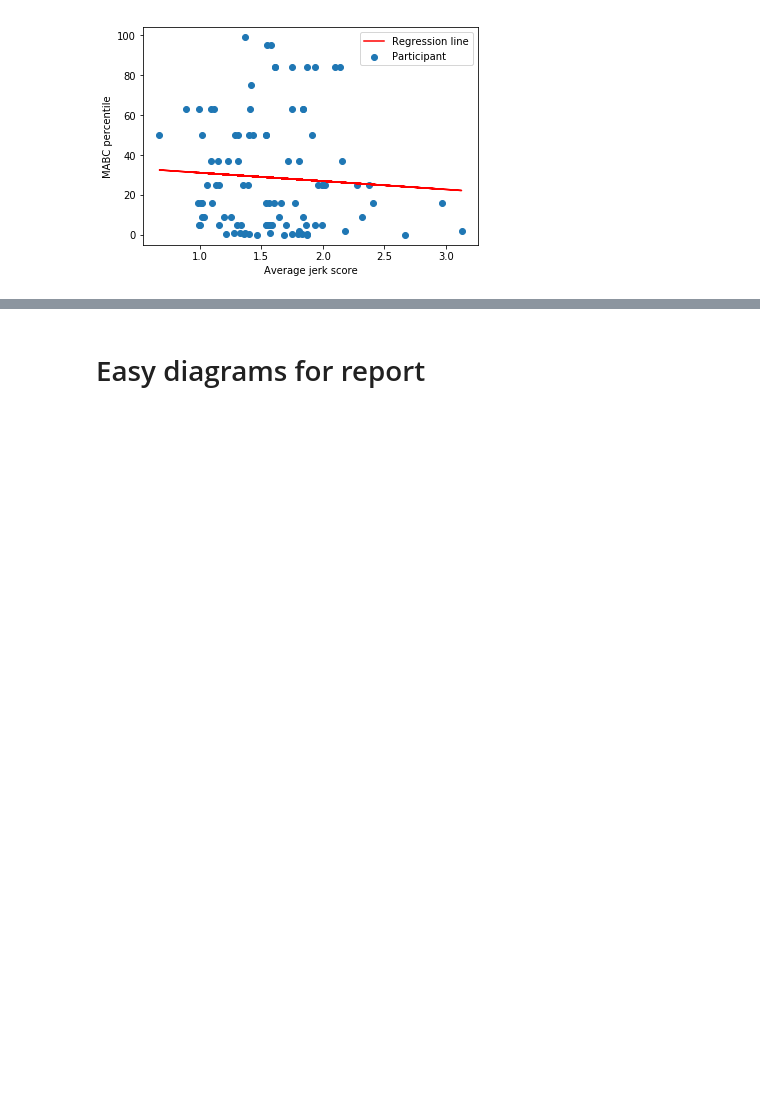
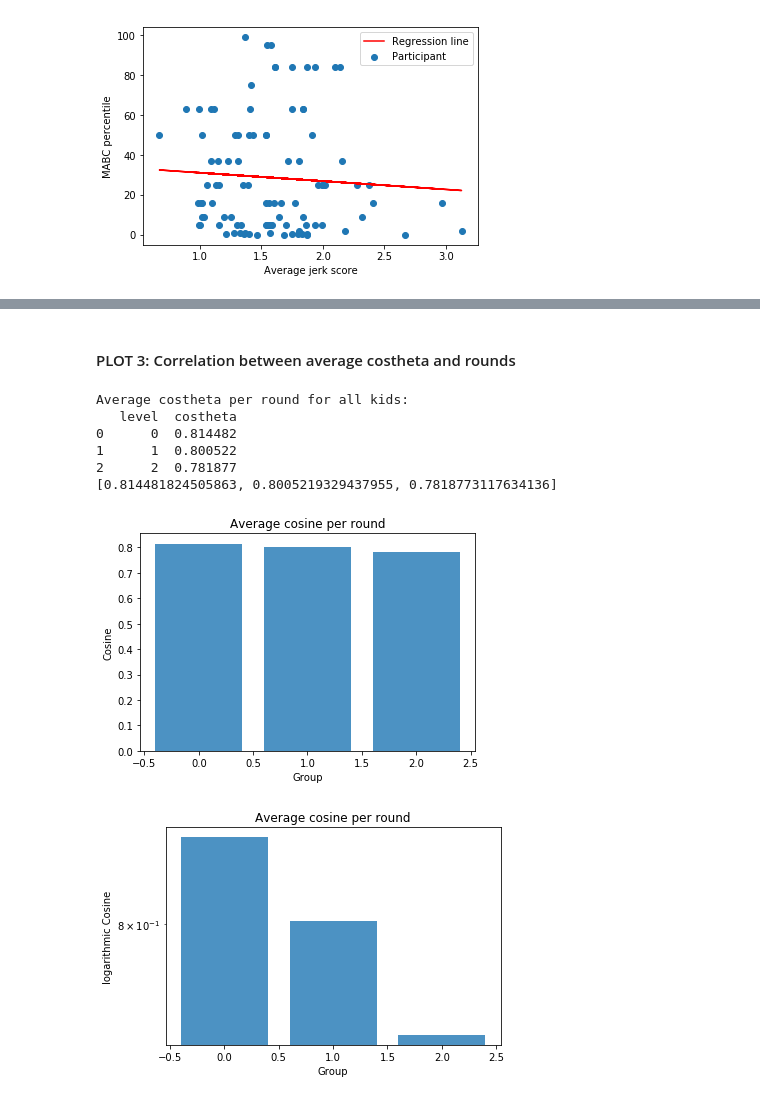
Before and after one commit to mangow/sps, a Jupyter notebook: sps.ipynb, the cells around one changed output, grey strips where cells are left out. Cells and saved outputs as stored; diff of their text form; code cells hidden in the pictures; blank space fills up the shorter version.

```diff
--- a/sps.ipynb
+++ b/sps.ipynb
@@ -53,0 +118,34 @@ def dict_to_x_y(dictionary):
+# %%
+rr_221100 = pd.DataFrame()
+
+newtimelist = []
+newlevellist = []
+
+for percent, child_id in enumerate(children_ids):
+    child_frame = rr_data_time.loc[rr_data_time['ID'] == child_id]
+
+    level_00_1 = child_frame.loc[(child_frame['snelheid'] == 0.4) & (child_frame['times_level_played_before'] == 1)]
+    level_00_2 = child_frame.loc[(child_frame['snelheid'] == 0.4) & (child_frame['times_level_played_before'] == 2)]
+    level_11_1 = child_frame.loc[(child_frame['snelheid'] == 0.6) & (child_frame['times_level_played_before'] == 1)]
+    level_11_2 = child_frame.loc[(child_frame['snelheid'] == 0.6) & (child_frame['times_level_played_before'] == 2)]
+    level_22_1 = child_frame.loc[(child_frame['snelheid'] == 0.8) & (child_frame['times_level_played_before'] == 1)]
+    level_22_2 = child_frame.loc[(child_frame['snelheid'] == 0.8) & (child_frame['times_level_played_before'] == 2)]
+
+    level_00 = list(level_00_1['real_time'] - level_00_1['real_time'].min()) + (list(level_00_2['real_time'] - level_00_2['real_time'].min()))
+    level_11 = list(level_11_1['real_time'] - level_11_1['real_time'].min()) + (list(level_11_2['real_time'] - level_11_2['real_time'].min()))
+    level_22 = list(level_22_1['real_time'] - level_22_1['real_time'].min()) + (list(level_22_2['real_time'] - level_22_2['real_time'].min()))
+
+    newtimelist += level_00 + level_11 + level_22
+
+    rr_221100 = rr_221100.append(level_00_1, ignore_index = True)
+    rr_221100 = rr_221100.append(level_00_2, ignore_index = True)
+    rr_221100 = rr_221100.append(level_11_1, ignore_index = True)
+    rr_221100 = rr_221100.append(level_11_2, ignore_index = True)
+    rr_221100 = rr_221100.append(level_22_1, ignore_index = True)
+    rr_221100 = rr_221100.append(level_22_2, ignore_index = True)
+
+    # so you know how long it takes
+    clear_output(wait=True)
+    print(percent, " percent loading")
+
+rr_221100.insert(4, 'time_resetted_each_round', newtimelist)
@@ -352,30 +214,40 @@ MLPClassifier(activation='identity', alpha=0.0002, batch_size='auto',
+# %% [markdown]
+#### PLOT 3: Correlation between average costheta and rounds
 # %%
 # Cosinus gemiddeld per ronde van alle kids (Casper)
-print(data_001122.groupby('level', as_index=False)['costheta'].mean())
-print(list(data_001122.groupby('level', as_index=False)['costheta'].mean()['costheta']))
+print("Average costheta per round for all kids:")
+print(rr_221100.groupby('level', as_index=False)['costheta'].mean())
+print(list(rr_221100.groupby('level', as_index=False)['costheta'].mean()['costheta']))
 
 # get all names and average cosine
-names_rounds = list(data_001122.groupby('level', as_index=False)['costheta'].mean()['level'])
-cos_rounds = list(data_001122.groupby('level', as_index=False)['costheta'].mean()['costheta'])
+names_rounds = list(rr_221100.groupby('level', as_index=False)['costheta'].mean()['level'])
+cos_rounds = list(rr_221100.groupby('level', as_index=False)['costheta'].mean()['costheta'])
 
 # ik krijg hier gvd geen normale schaalverdeling bij. Ylim werkt niet kutzooi
 # er is iig correlatie
 plt.bar(names_rounds, cos_rounds, alpha = 0.8)
 plt.title('Average cosine per round')
 plt.xlabel('Group')
 plt.ylabel('Cosine')
 # uncomment for save:
 # plt.savefig('plots/avg_cos_per_round.png', dpi=100)
 plt.show()
 
 
 # same with logarithmic scale
 plt.bar(names_rounds, cos_rounds, alpha = 0.8, log=True)
 plt.title('Average cosine per round')
 plt.xlabel('Group')
 plt.ylabel('logarithmic Cosine')
 # uncomment for save:
 # plt.savefig('plots/avg_cos_per_round_logscale.png', dpi=100)
 plt.show()
+# %% [output]
+Average costheta per round for all kids:
+   level  costheta
+0      0  0.814482
+1      1  0.800522
+2      2  0.781877
+[0.814481824505863, 0.8005219329437955, 0.7818773117634136]
+[figure, added]
+[figure, added]
-# %% [markdown]
-# Easy diagrams for report
```
Also changed, not shown: parts of 67 cells of this notebook.
